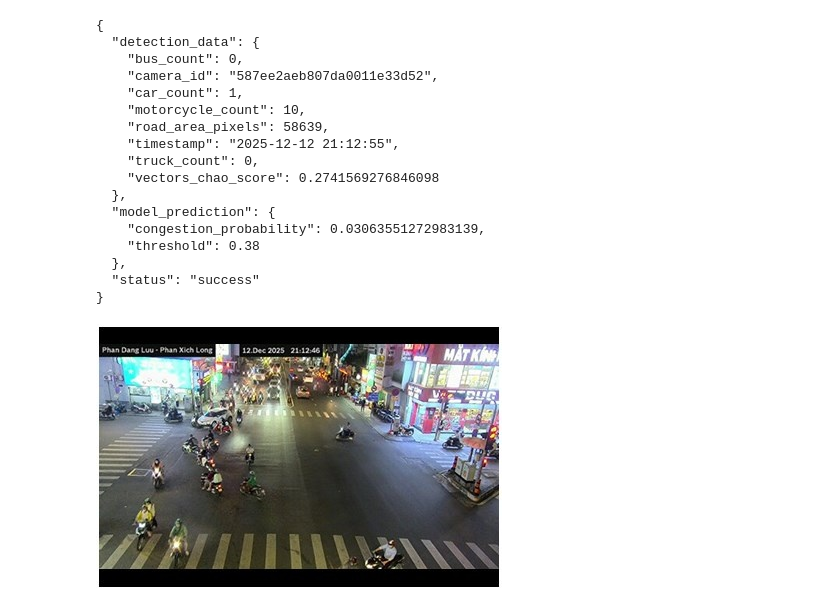
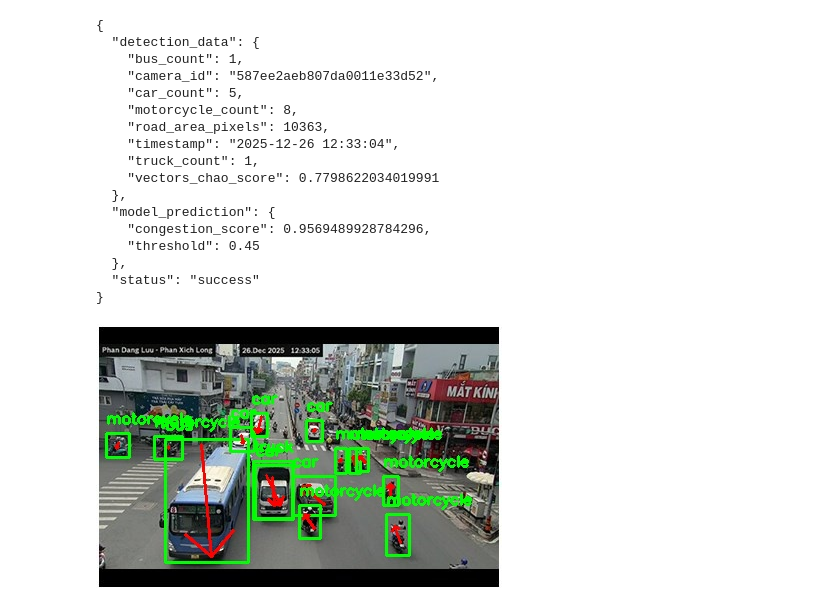
Before and after one commit to cjjjjjk/traaaa, a Jupyter notebook: weekly_report/week9_10_11_12_13/main.ipynb, the cells around one changed output. Drawn from its saved outputs; the diff is of its cells as text; code cells hidden in the pictures.

```diff
--- a/weekly_report/week9_10_11_12_13/main.ipynb
+++ b/weekly_report/week9_10_11_12_13/main.ipynb
@@ -15,41 +35,41 @@ params = {
 response = requests.get(api_url, params=params)
 
 if response.status_code == 200:
     result = response.json()
 
     print(json.dumps(result, indent=2))
 
     if result.get("status") == "success" and "detection_data" in result:
         timestamp_str = result["detection_data"]["timestamp"]
         dt = datetime.strptime(timestamp_str, "%Y-%m-%d %H:%M:%S")
         filename = dt.strftime("%Y%m%d_%H%M%S") + ".jpg"
 
-        image_path = os.path.join("..", "..", "app", "data", "frames", filename)
+        image_path = os.path.join("..", "..", "app", "data", "applied", filename)
 
         if os.path.exists(image_path):
             display(Image(filename=image_path))
         else:
             print(f"\nimage not found: {image_path}")
     else:
         print("\nerror: unexpected response format")
 else:
     print(response.text)
 # %% [output]
 {
   "detection_data": {
-    "bus_count": 0,
+    "bus_count": 1,
     "camera_id": "587ee2aeb807da0011e33d52",
-    "car_count": 1,
-    "motorcycle_count": 10,
-    "road_area_pixels": 58639,
-    "timestamp": "2025-12-12 21:12:55",
-    "truck_count": 0,
-    "vectors_chao_score": 0.2741569276846098
+    "car_count": 5,
+    "motorcycle_count": 8,
+    "road_area_pixels": 10363,
+    "timestamp": "2025-12-26 12:33:04",
+    "truck_count": 1,
+    "vectors_chao_score": 0.7798622034019991
   },
   "model_prediction": {
-    "congestion_probability": 0.03063551272983139,
-    "threshold": 0.38
+    "congestion_score": 0.9569489928784296,
+    "threshold": 0.45
   },
   "status": "success"
 }
-[figure, old version]
+[figure, new version]
```
Also changed, not shown: parts of 1 cell of this notebook, 45 other files.
